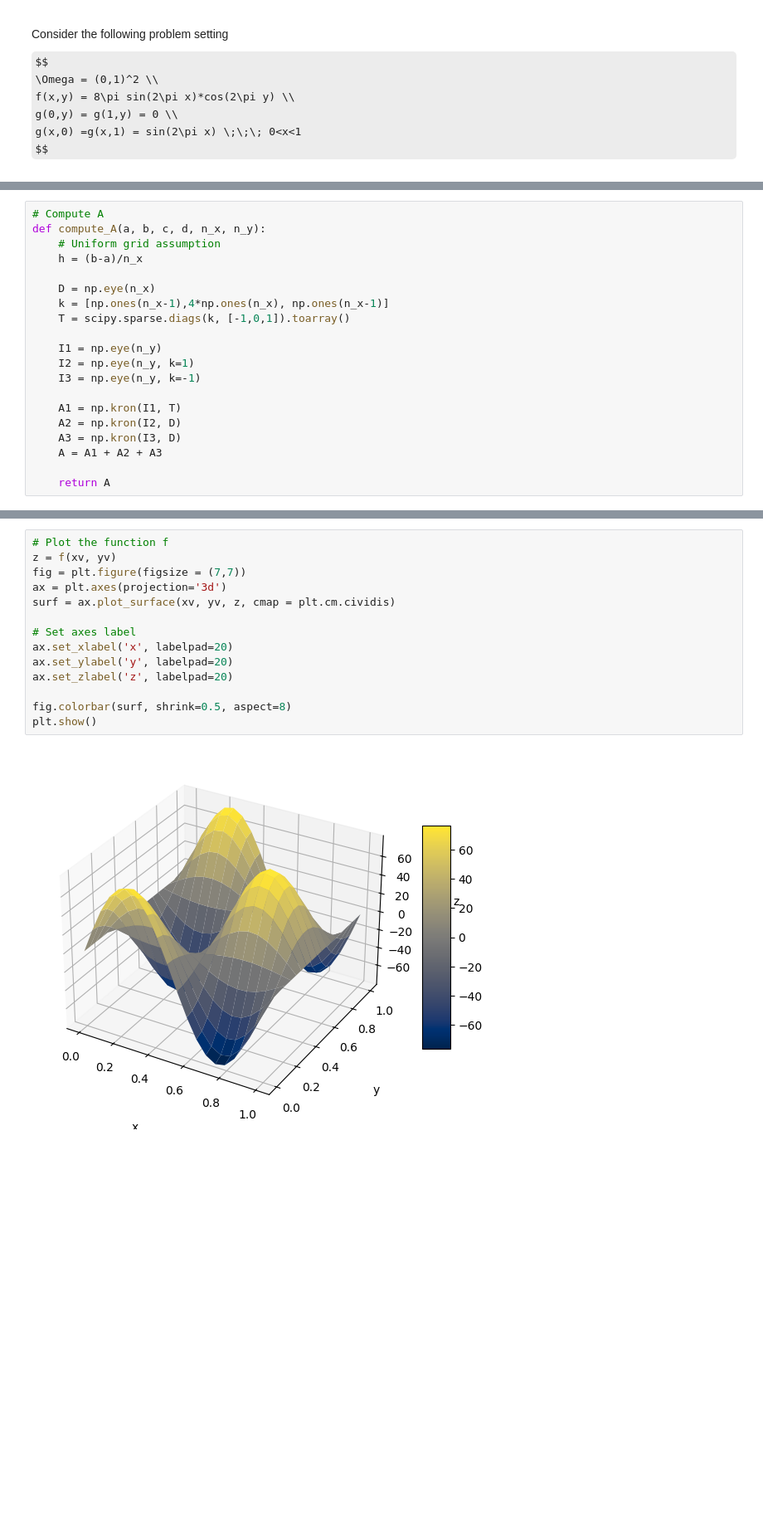
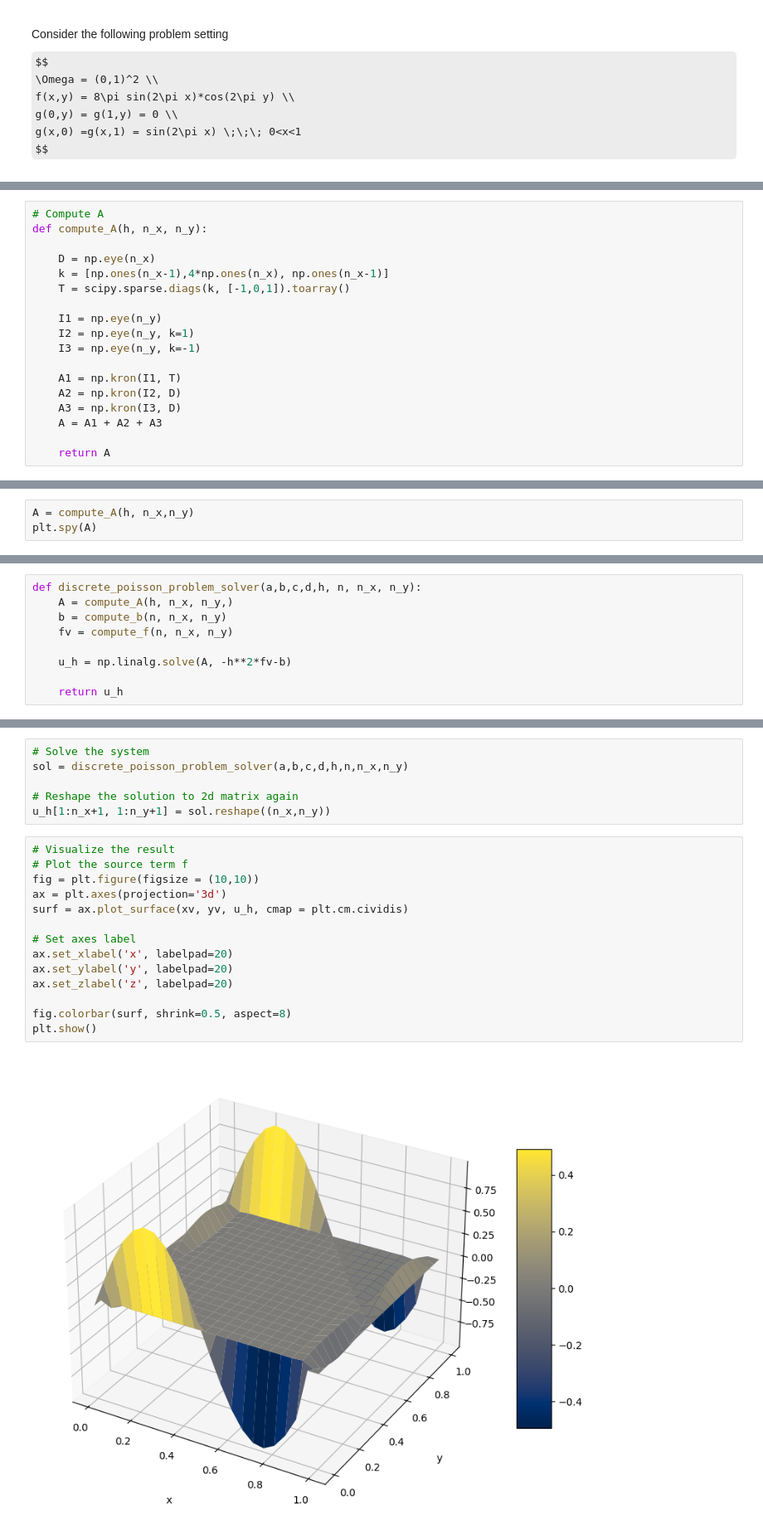
Before and after one commit to GabeXxX/NAPDE-Coursework, a Jupyter notebook: Finite difference and Poisson equation.ipynb, the cells around one changed output, grey strips where cells are left out. Shown at 83% size. Cells and saved outputs as stored; diff of their text form; some formulas as TeX source; blank space fills up the shorter version.

Commit message:
implemented the fd solver - to fix

```diff
--- a/Finite difference and Poisson equation.ipynb
+++ b/Finite difference and Poisson equation.ipynb
@@ -146,8 +360,6 @@ $$
 # %%
 # Compute A
-def compute_A(a, b, c, d, n_x, n_y):
-    # Uniform grid assumption
-    h = (b-a)/n_x
+def compute_A(h, n_x, n_y):
 
     D = np.eye(n_x)
     k = [np.ones(n_x-1),4*np.ones(n_x), np.ones(n_x-1)]
@@ -227,0 +378,3 @@ plt.plot(xv, yv, marker='o', linestyle='none')
+# %%
+A = compute_A(h, n_x,n_y)
+plt.spy(A)
@@ -227,0 +412,9 @@ plt.plot(xv, yv, marker='o', linestyle='none')
+# %%
+def discrete_poisson_problem_solver(a,b,c,d,h, n, n_x, n_y):
+    A = compute_A(h, n_x, n_y,)
+    b = compute_b(n, n_x, n_y)
+    fv = compute_f(n, n_x, n_y)
+
+    u_h = np.linalg.solve(A, -h**2*fv-b)
+
+    return u_h
@@ -228,16 +423,22 @@ plt.plot(xv, yv, marker='o', linestyle='none')
+# %%
+# Solve the system
+sol = discrete_poisson_problem_solver(a,b,c,d,h,n,n_x,n_y)
+
+# Reshape the solution to 2d matrix again
+u_h[1:n_x+1, 1:n_y+1] = sol.reshape((n_x,n_y))
 # %%
-# Plot the function f
-z = f(xv, yv)
-fig = plt.figure(figsize = (7,7))
+# Visualize the result
+# Plot the source term f
+fig = plt.figure(figsize = (10,10))
 ax = plt.axes(projection='3d')
-surf = ax.plot_surface(xv, yv, z, cmap = plt.cm.cividis)
+surf = ax.plot_surface(xv, yv, u_h, cmap = plt.cm.cividis)
 
 # Set axes label
 ax.set_xlabel('x', labelpad=20)
 ax.set_ylabel('y', labelpad=20)
 ax.set_zlabel('z', labelpad=20)
 
 fig.colorbar(surf, shrink=0.5, aspect=8)
 plt.show()
 # %% [output]
-[figure, old version]
+[figure, new version]
```
Also changed, not shown: parts of 29 cells of this notebook, 1 other file.
